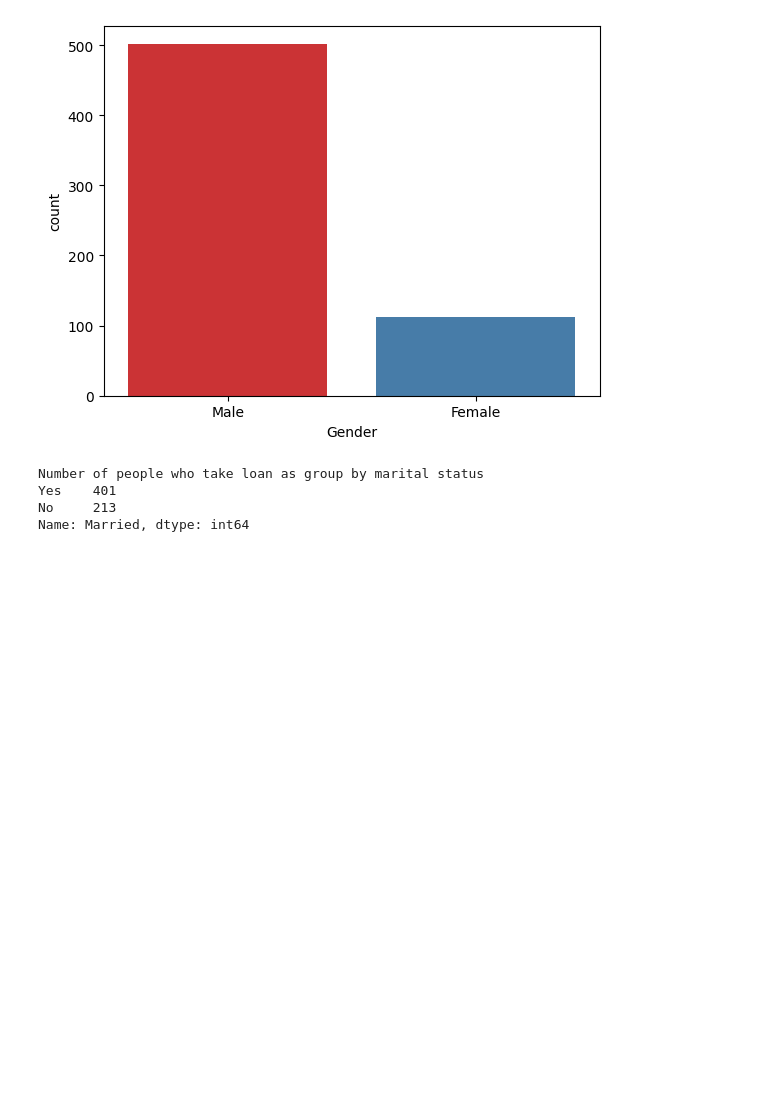
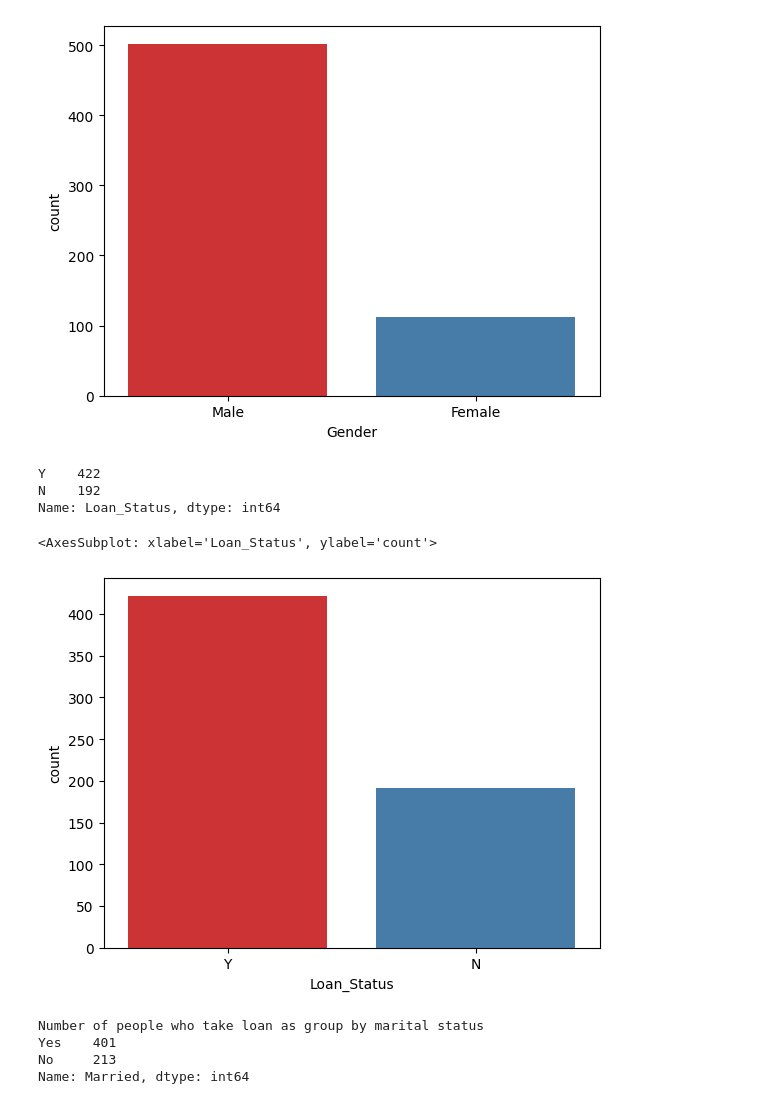
Before and after one commit to kaliNight/Loan-approval-prediction-, a Jupyter notebook: loan_approval_prediction (2).ipynb, the cells around one changed output. Drawn from its saved outputs; the diff is of its cells as text; code cells hidden in the pictures; blank space fills up the shorter version.

```diff
--- a/loan_approval_prediction (2).ipynb
+++ b/loan_approval_prediction (2).ipynb
@@ -75,14 +79,14 @@ df["TotalIncome_log"].hist(bins=20)
 # %%
-df["Gender"].fillna(df["Gender"].mode()[0],inplace=True)
-df["Married"].fillna(df["Married"].mode()[0],inplace=True)
-df["Self_Employed"].fillna(df["Self_Employed"].mode()[0],inplace=True)
-df["Dependents"].fillna(df["Dependents"].mode()[0],inplace=True)
+df['Gender'].fillna(df['Gender'].mode()[0],inplace=True)
+df['Married'].fillna(df['Married'].mode()[0],inplace=True)
+df['Self_Employed'].fillna(df['Self_Employed'].mode()[0],inplace=True)
+df['Dependents'].fillna(df['Dependents'].mode()[0],inplace=True)
 
 df.LoanAmount=df.LoanAmount.fillna(df.LoanAmount.mean())
-df.loanAmount_log=df.loanAmount_log.fillna(df.loanAmount_log.mean())
+df.loanAmount_log=df.LoanAmount.fillna(df.loanAmount_log.mean())
 
-df["Loan_Amount_Term"].fillna(df["Loan_Amount_Term"].mode()[0],inplace=True)
-df["Credit_History"].fillna(df["Credit_History"].mode()[0],inplace=True)
+df['Loan_Amount_Term'].fillna(df['Loan_Amount_Term'].mode()[0],inplace=True)
+df['Credit_History'].fillna(df['Credit_History'].mode()[0],inplace=True)
 
 df.isnull().sum()
 # %% [output]
@@ -170,6 +182,15 @@ Female    112
 Name: Gender, dtype: int64
 <AxesSubplot: xlabel='Gender', ylabel='count'>
 [figure]
+# %%
+print(df["Loan_Status"].value_counts())
+sns.countplot(x="Loan_Status",data=df,palette="Set1")
+# %% [output]
+Y    422
+N    192
+Name: Loan_Status, dtype: int64
+<AxesSubplot: xlabel='Loan_Status', ylabel='count'>
+[figure, added]
 # %%
 print("Number of people who take loan as group by marital status")
 print(df["Married"].value_counts())
```
Also changed, not shown: parts of 26 cells of this notebook.
